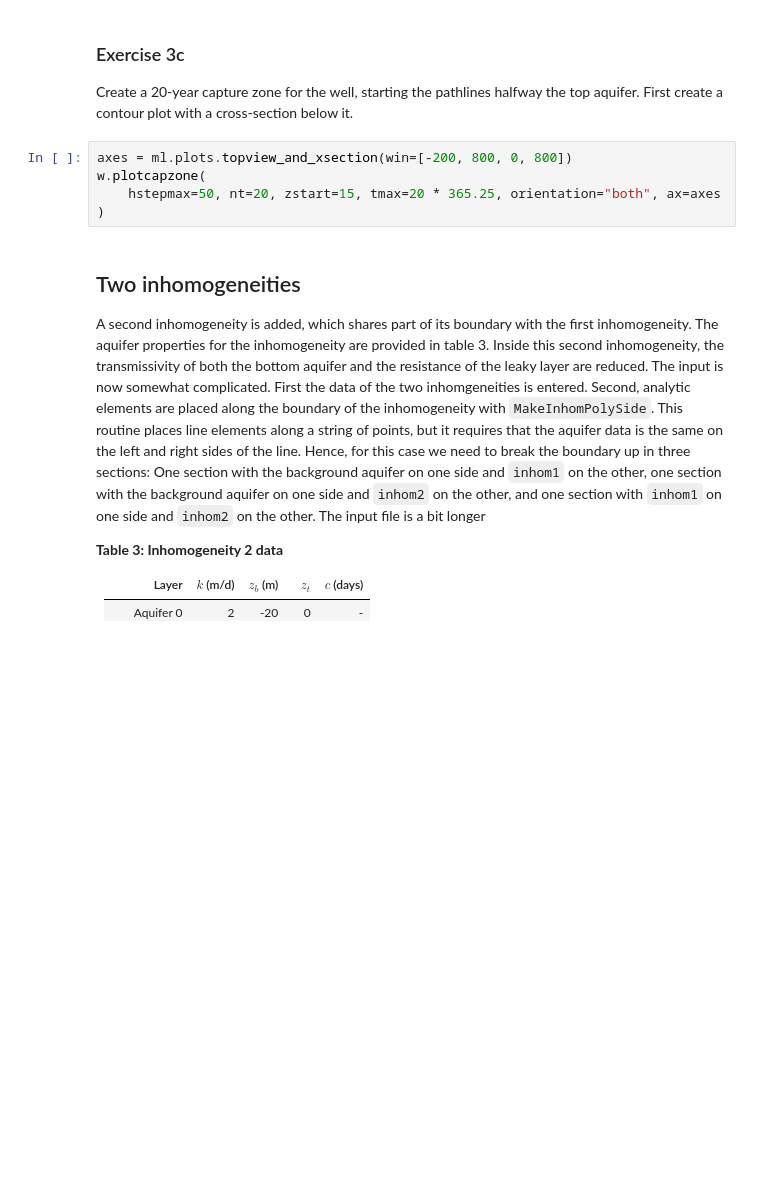
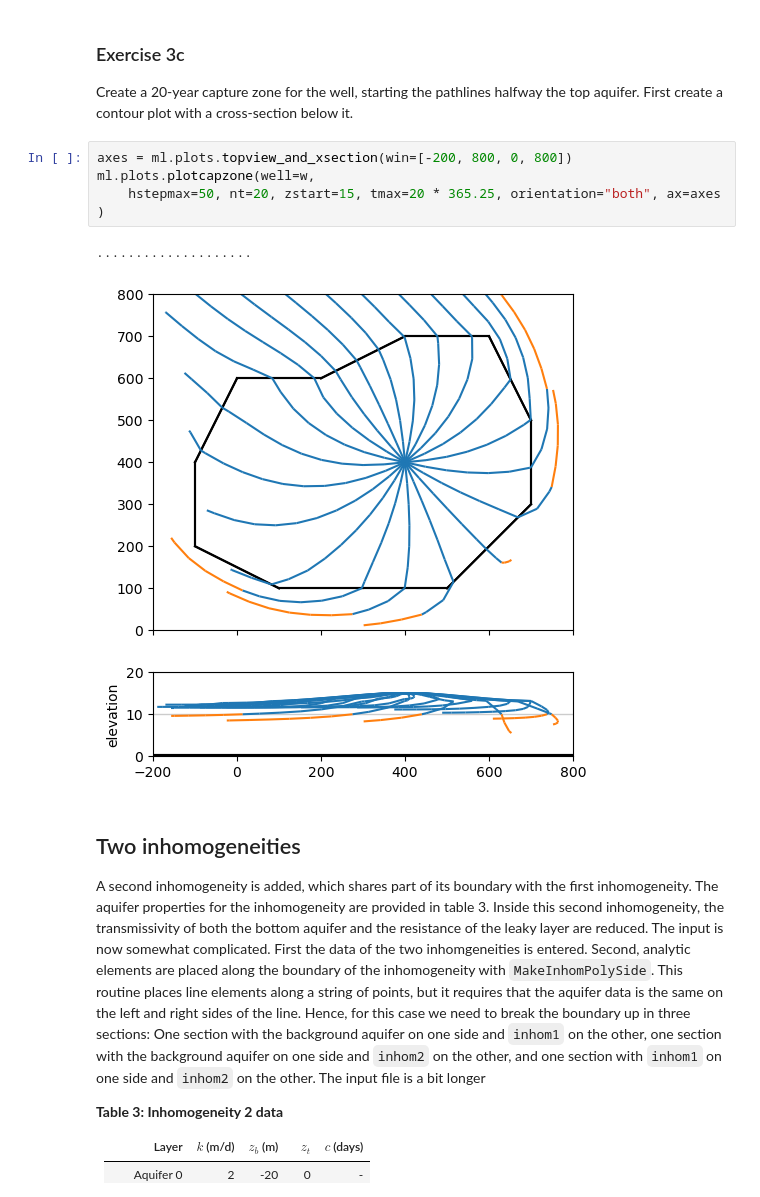
Before and after one commit to timflow-org/timflow, a Jupyter notebook: docs/steady/02examples/03b_modeling_inhomogeneities3D.ipynb, the cells around one changed output. Saved outputs shown, nothing was run; the diff lists cells and outputs as text; blank space fills up the shorter version.

```diff
--- a/docs/steady/02examples/03b_modeling_inhomogeneities3D.ipynb
+++ b/docs/steady/02examples/03b_modeling_inhomogeneities3D.ipynb
@@ -93,9 +112,12 @@ plt.plot(x, qbot)
 Create a 20-year capture zone for the well, starting the pathlines halfway the top aquifer. First create a contour plot with a cross-section below it.
 # %%
 axes = ml.plots.topview_and_xsection(win=[-200, 800, 0, 800])
-w.plotcapzone(
+ml.plots.plotcapzone(well=w,
     hstepmax=50, nt=20, zstart=15, tmax=20 * 365.25, orientation="both", ax=axes
 )
+# %% [output]
+....................
+[figure, added]
 # %% [markdown]
 ## Two inhomogeneities
 
```
Also changed, not shown: parts of 8 cells of this notebook, 1 other file.
